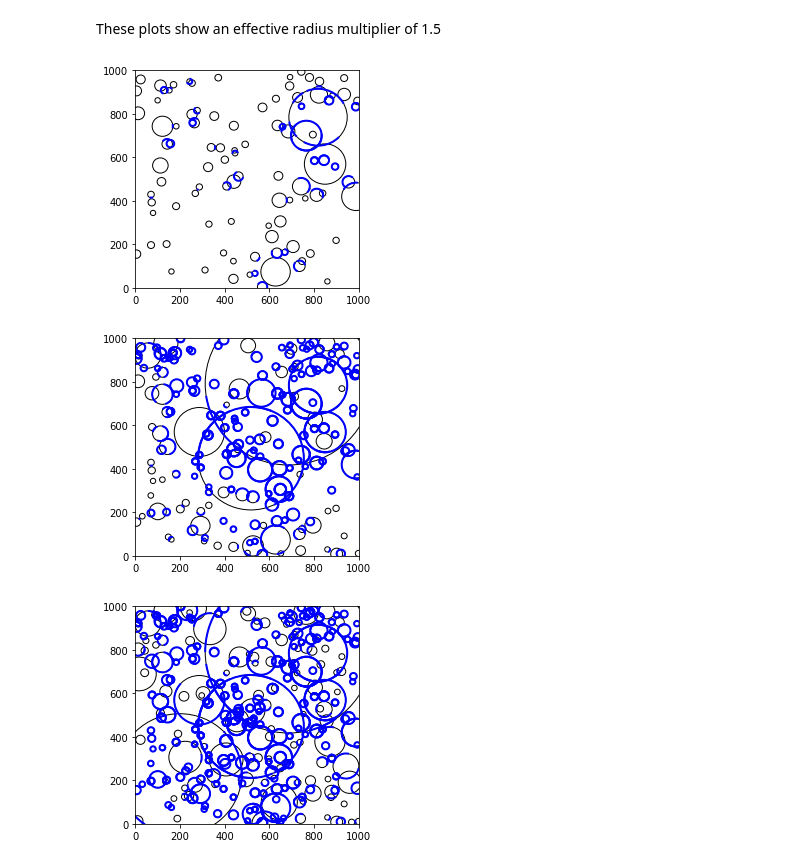
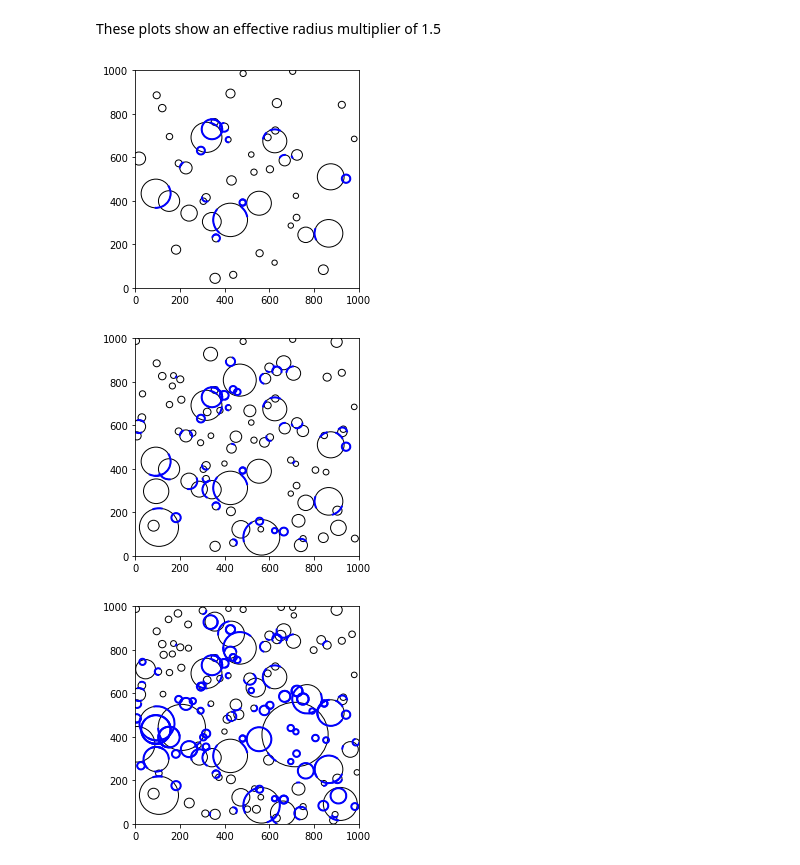
Before and after one commit to seanmason/saturation, a Jupyter notebook: notebooks/CraterRimErasure.ipynb, the cells around one changed output. Saved outputs shown, nothing was run; the diff lists cells and outputs as text; code cells hidden in the pictures.

```diff
--- a/notebooks/CraterRimErasure.ipynb
+++ b/notebooks/CraterRimErasure.ipynb
@@ -16,11 +16,16 @@ from saturation.plotting import *
 # %% [markdown]
 These first three plots show an effective radius multiplier of 1 after 100, 200, and 300 craters.
 # %%
-power_law_distribution = PowerLawProbabilityDistribution(slope=-2.8, min_value=12)
+x_min = 12
+x_max = 250
 scale = 1000
-craters = get_craters(300, power_law_distribution, scale)
-erased_rim_arcs = get_erased_rim_arcs(craters, 1)
+effective_radius_multiplier = 1
+
+np.random.seed(123)
+distribution = ParetoProbabilityDistribution(cdf_slope=1.5, x_min=x_min, x_max=x_max)
+craters = get_craters(150, distribution, scale)
+erased_rim_arcs = get_erased_rim_arcs(craters, x_min, effective_radius_multiplier)
+plot_up_to_crater(50, craters, erased_rim_arcs, scale)
 plot_up_to_crater(100, craters, erased_rim_arcs, scale)
-plot_up_to_crater(200, craters, erased_rim_arcs, scale)
-plot_up_to_crater(300, craters, erased_rim_arcs, scale)
+plot_up_to_crater(150, craters, erased_rim_arcs, scale)
 # %% [output]
@@ -30,14 +35,14 @@ plot_up_to_crater(300, craters, erased_rim_arcs, scale)
 # %% [markdown]
 These plots show an effective radius multiplier of 1.5
 # %%
-power_law_distribution = PowerLawProbabilityDistribution(slope=-2.8, min_value=12)
-scale = 1000
-craters = get_craters(300, power_law_distribution, scale)
-erased_rim_arcs = get_erased_rim_arcs(craters, 1.5)
+np.random.seed(123)
+distribution = ParetoProbabilityDistribution(cdf_slope=1.5, x_min=x_min, x_max=x_max)
+craters = get_craters(150, distribution, scale)
+erased_rim_arcs = get_erased_rim_arcs(craters, x_min, 1.5)
+plot_up_to_crater(50, craters, erased_rim_arcs, scale)
 plot_up_to_crater(100, craters, erased_rim_arcs, scale)
-plot_up_to_crater(200, craters, erased_rim_arcs, scale)
-plot_up_to_crater(300, craters, erased_rim_arcs, scale)
+plot_up_to_crater(150, craters, erased_rim_arcs, scale)
 # %% [output]
-[figure, old version]
+[figure, new version]
-[figure, old version]
+[figure, new version]
-[figure, old version]
+[figure, new version]
```
Also changed, not shown: parts of 1 cell of this notebook, 21 other files.
